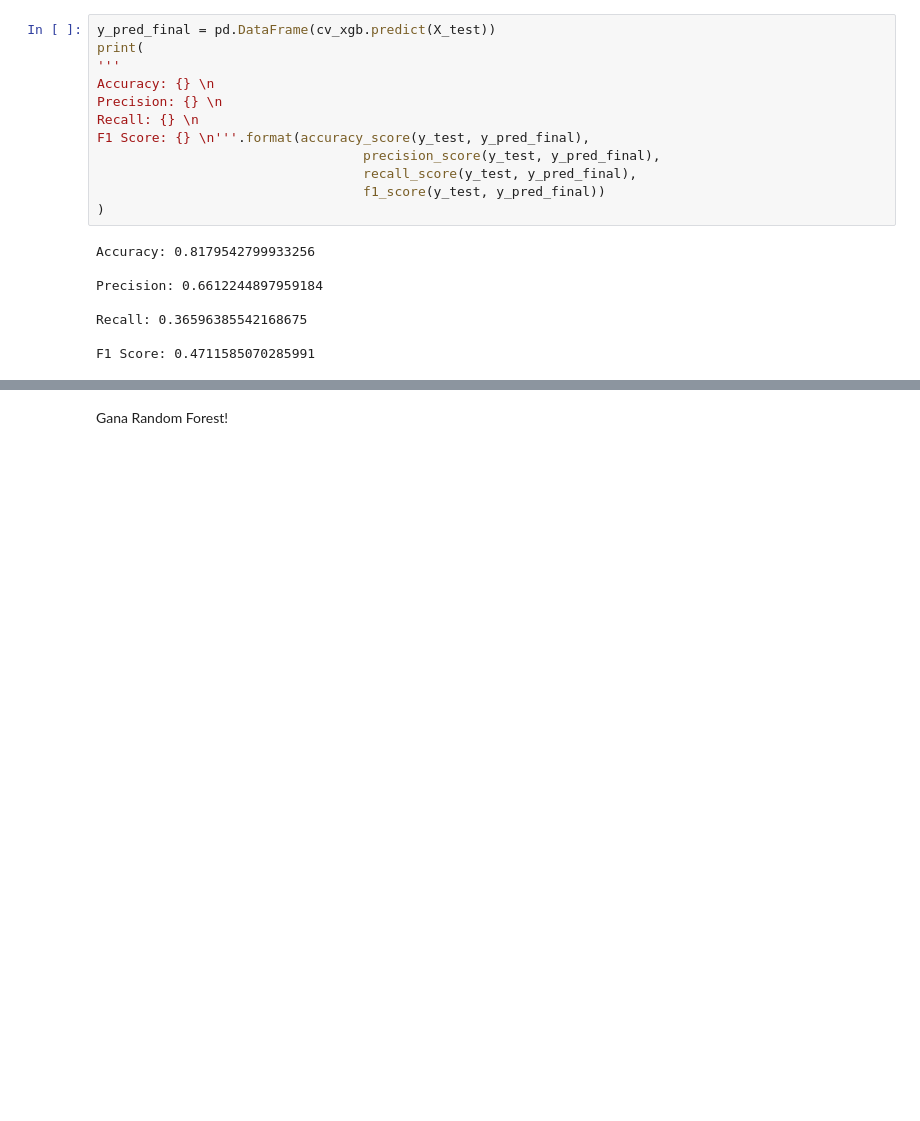
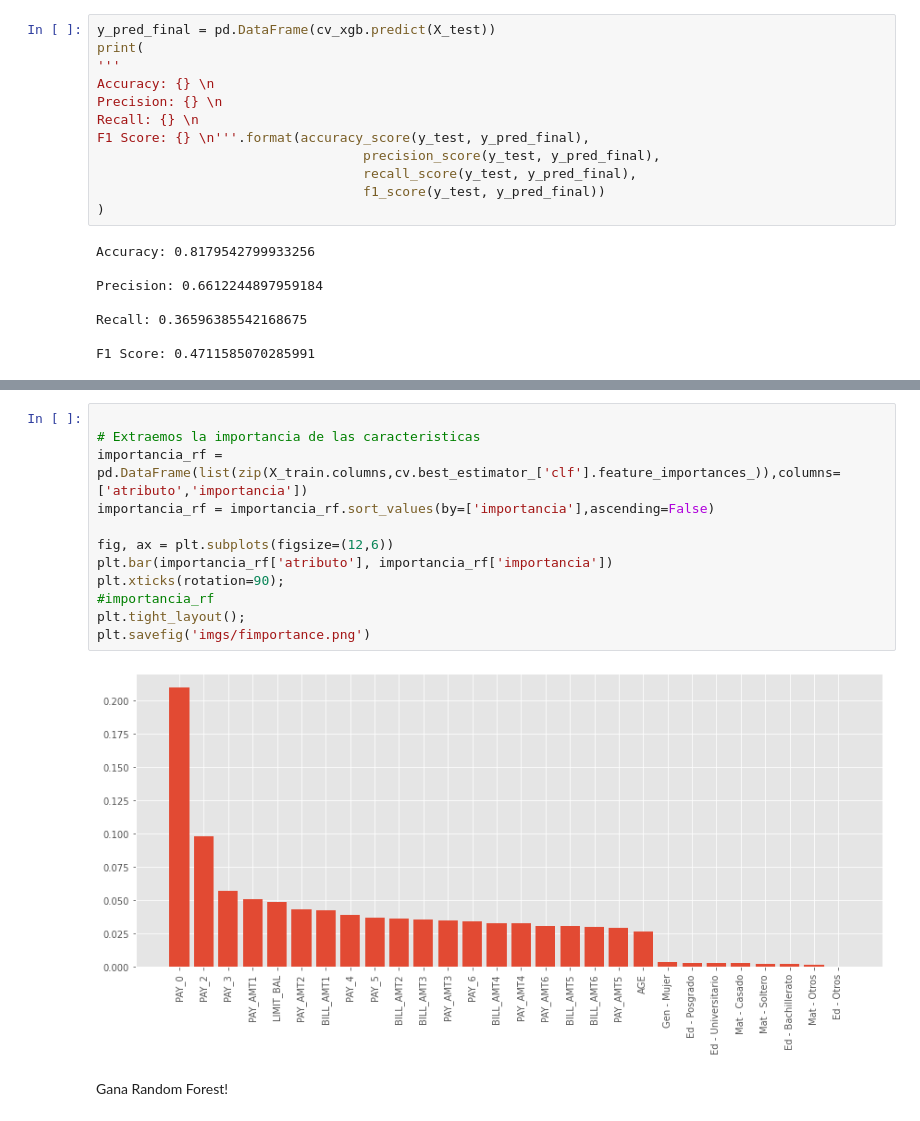
Before and after one commit to rudacaya/CDA_Proyecto, a Jupyter notebook: Entrega 2/Modelos.ipynb, the cells around one changed output, grey strips where cells are left out. Cells and saved outputs as stored; diff of their text form; blank space fills up the shorter version.

```diff
--- a/Entrega 2/Modelos.ipynb
+++ b/Entrega 2/Modelos.ipynb
@@ -449,3 +539,17 @@ F1 Score: 0.4711585070285991
+# %%
+
+# Extraemos la importancia de las caracteristicas
+importancia_rf = pd.DataFrame(list(zip(X_train.columns,cv.best_estimator_['clf'].feature_importances_)),columns=['atributo','importancia'])
+importancia_rf = importancia_rf.sort_values(by=['importancia'],ascending=False)
+
+fig, ax = plt.subplots(figsize=(12,6))
+plt.bar(importancia_rf['atributo'], importancia_rf['importancia'])
+plt.xticks(rotation=90);
+#importancia_rf
+plt.tight_layout();
+plt.savefig('imgs/fimportance.png')
+# %% [output]
+[figure, added]
 # %% [markdown]
 Gana Random Forest!
 # %% [markdown]
```
Also changed, not shown: parts of 25 cells of this notebook.
